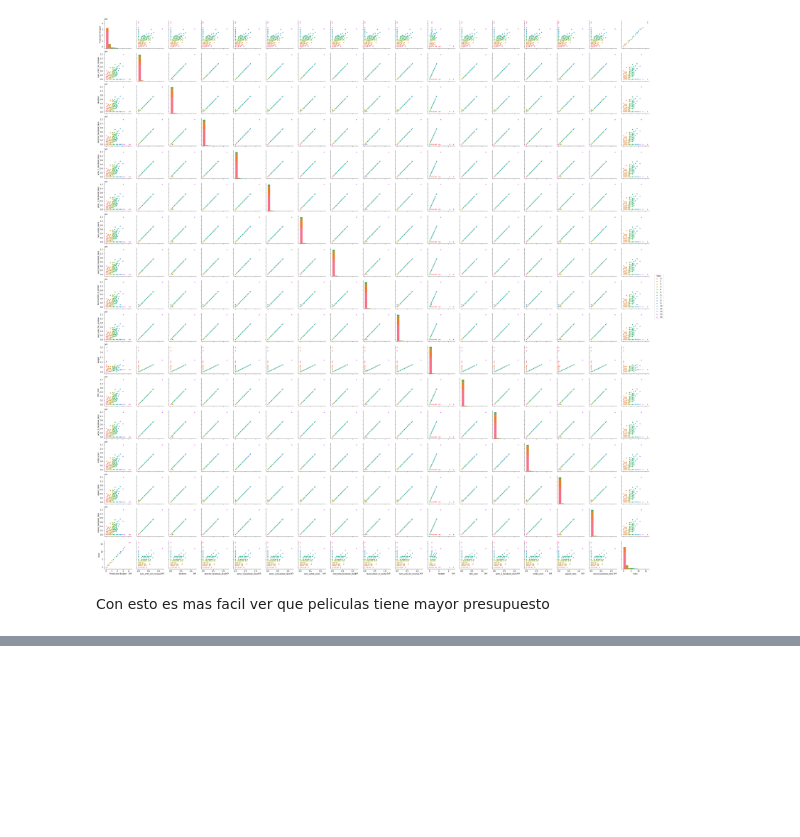
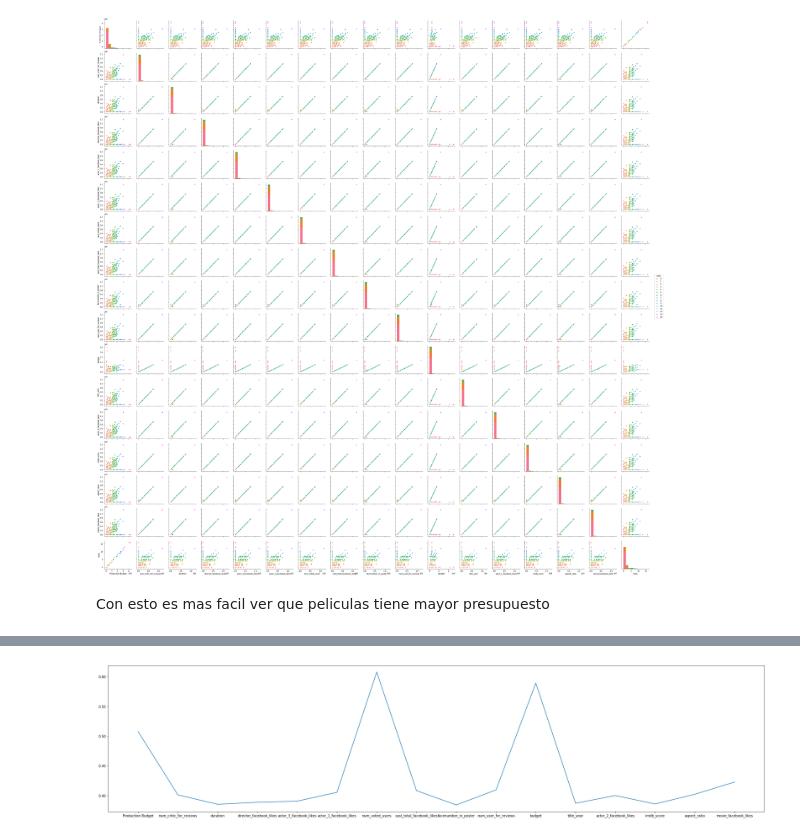
Before and after one commit to WillArevalo/Curso-de-Machine-Learning-Aplicado-con-Python, a Jupyter notebook: 21-22 - Feedback de tus modelos-Continuando con analisis exploratorio.ipynb, the cells around one changed output, grey strips where cells are left out. Saved outputs shown, nothing was run; the diff lists cells and outputs as text; code cells hidden in the pictures; blank space fills up the shorter version.

```diff
--- a/21 - Feedback de tus modelos.ipynb
+++ b/21-22 - Feedback de tus modelos-Continuando con analisis exploratorio.ipynb
@@ -135,0 +171,11 @@ Con esto es mas facil ver que peliculas tiene mayor presupuesto
+# %%
+# Ahora nos interes saber que fue escojido
+scores = selector.scores_
+
+# y ploteamos esta informacion
+#configuramos el grafico para que sea vea mas grande
+plt.rcParams["figure.figsize"] = [35,8]
+plt.plot(scores)
+plt.xticks(np.arange(16),list(X.columns));
+# %% [output]
+[figure, added]
```
Also changed, not shown: parts of 20 cells of this notebook.
